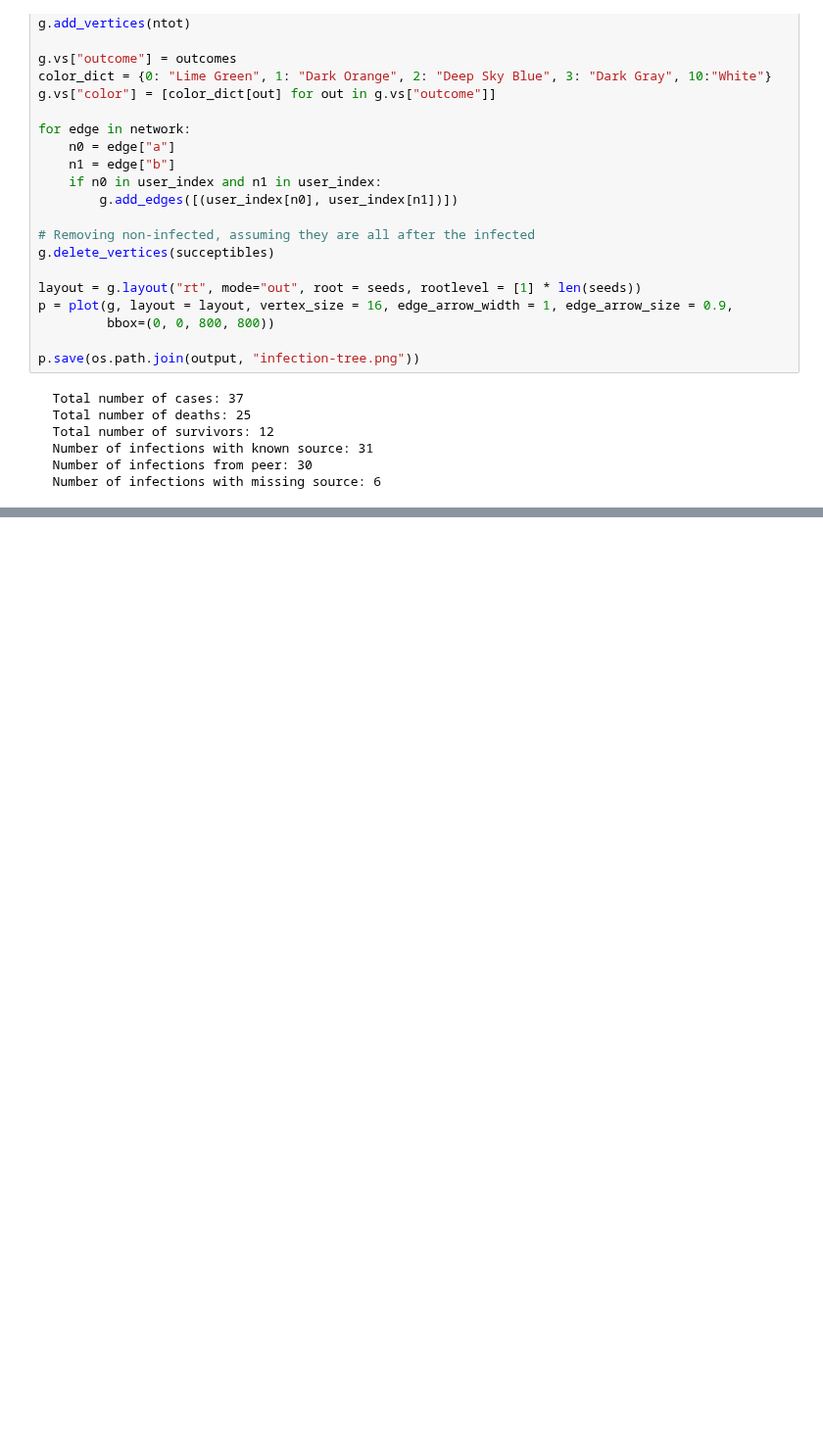
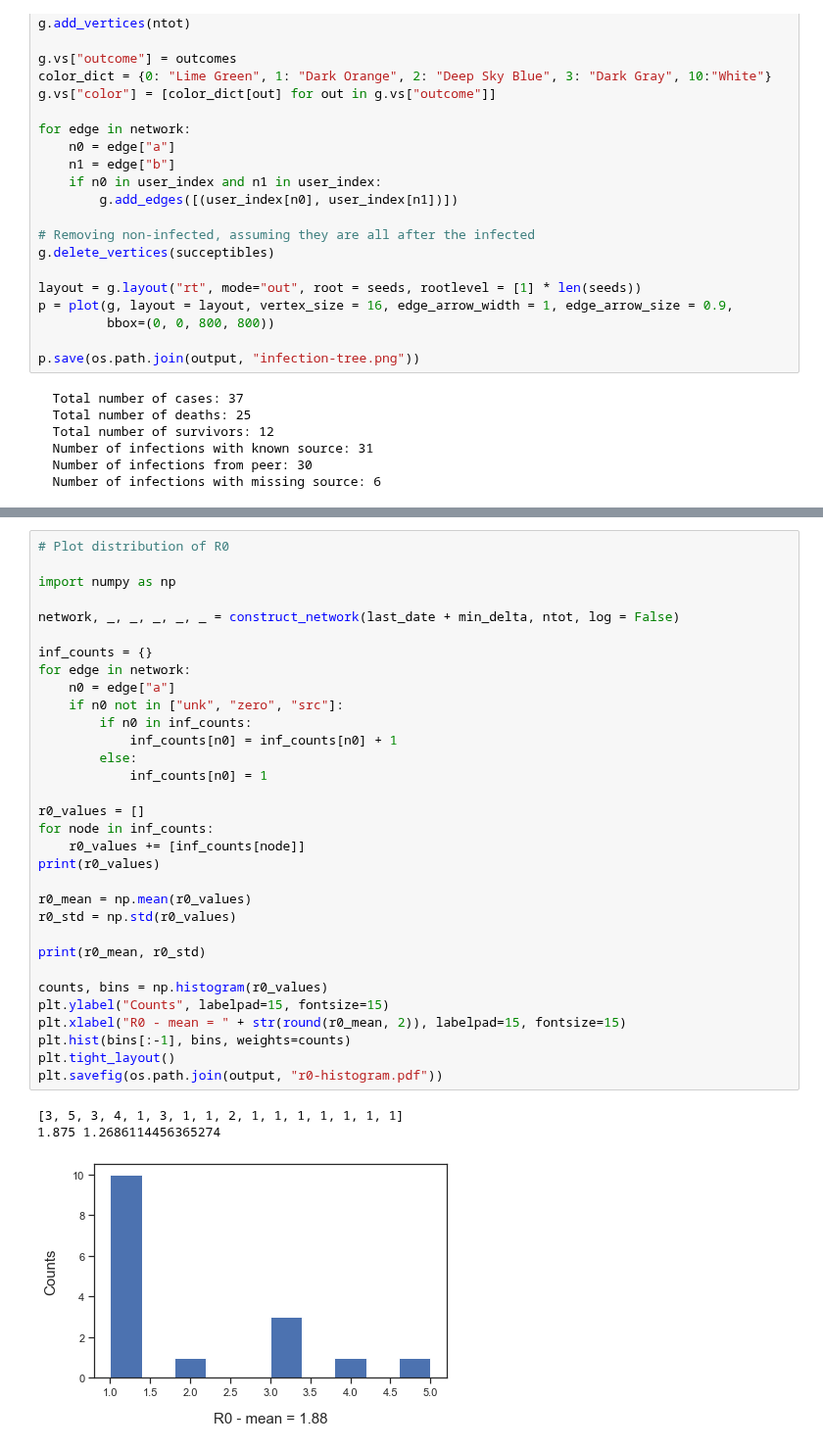
Before and after one commit to colabobio/oo-viz, a Jupyter notebook: plot_data.ipynb, the cells around one changed output, grey strips where cells are left out. Shown at 98% size. Drawn from its saved outputs; the diff is of its cells as text; blank space fills up the shorter version.

Commit message:
calculate and plot R0 distribution

```diff
--- a/plot_data.ipynb
+++ b/plot_data.ipynb
@@ -404,3 +404,39 @@ fig.savefig(os.path.join(output, "epi-curves.pdf"))
 [0, 0, 0, 0, 0, 0, 1, 0, 1, 1, 10, 13, 3, 2, 0, 1, 2, 0, 1, 0, 2, 0, 0]
 [0, 0, 0, 0, 0, 0, 1, 1, 2, 3, 13, 26, 29, 31, 31, 32, 34, 34, 35, 35, 37, 37, 37]
 [figure]
+# %%
+# Plot distribution of R0
+
+import numpy as np
+
+network, _, _, _, _, _ = construct_network(last_date + min_delta, ntot, log = False)
+
+inf_counts = {}
+for edge in network:
+    n0 = edge["a"]
+    if n0 not in ["unk", "zero", "src"]:
+        if n0 in inf_counts:
+            inf_counts[n0] = inf_counts[n0] + 1
+        else:
+            inf_counts[n0] = 1
+
+r0_values = []
+for node in inf_counts:
+    r0_values += [inf_counts[node]]
+print(r0_values)
+
+r0_mean = np.mean(r0_values)
+r0_std = np.std(r0_values)
+
+print(r0_mean, r0_std)
+
+counts, bins = np.histogram(r0_values)
+plt.ylabel("Counts", labelpad=15, fontsize=15)
+plt.xlabel("R0 - mean = " + str(round(r0_mean, 2)), labelpad=15, fontsize=15)
+plt.hist(bins[:-1], bins, weights=counts)
+plt.tight_layout()
+plt.savefig(os.path.join(output, "r0-histogram.pdf"))
+# %% [output]
+[3, 5, 3, 4, 1, 3, 1, 1, 2, 1, 1, 1, 1, 1, 1, 1]
+1.875 1.2686114456365274
+[figure, added]
```
Also changed, not shown: parts of 2 cells of this notebook.
